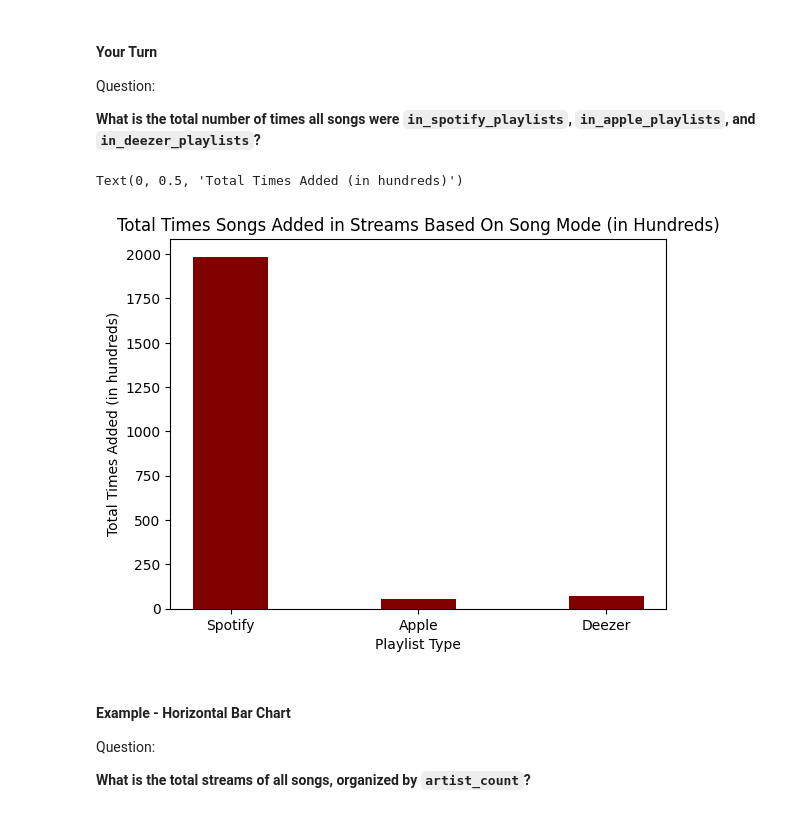
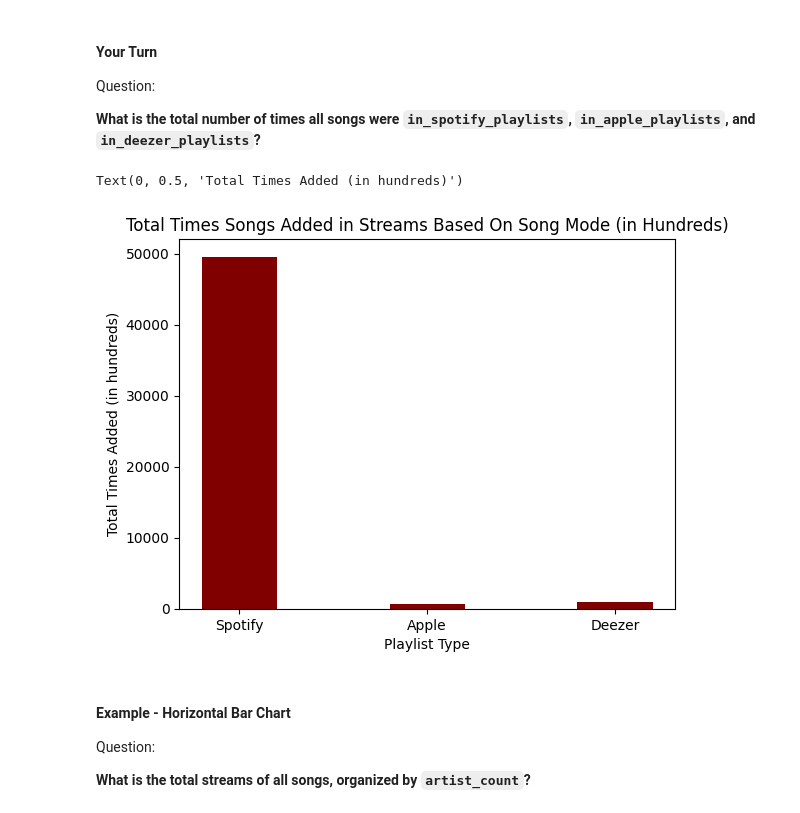
Before and after one commit to MC-18/data-analysis-projects-class-19-and-20, a Jupyter notebook: class-19/exercises/data-viz-exercises.ipynb, the cells around one changed output. Cells and saved outputs as stored; diff of their text form; code cells hidden in the pictures.

```diff
--- a/class-19/exercises/data-viz-exercises.ipynb
+++ b/class-19/exercises/data-viz-exercises.ipynb
@@ -224,30 +224,27 @@ Question:
 **What is the total number of times all songs were `in_spotify_playlists`, `in_apple_playlists`, and `in_deezer_playlists`?**
 # %%
 # Code Here
+import numpy as np
 keys = ['Spotify', 'Apple', 'Deezer']
-years = numpy.sort(df["released_year"].unique())
+years = np.sort(df["released_year"].unique())
 
-adds_by_spotify = []
-adds_by_apple = []
-adds_by_deezer = []
+adds_by_spotify = df['in_spotify_playlists'].sum()/100
+adds_by_apple = df['in_apple_playlists'].sum()/100
+adds_by_deezer = df['in_deezer_playlists'].sum()/100
 
-for y in years:
-    spotify = df.loc[df["released_year"] == y, "in_spotify_playlists"].sum()/100
-    apple = df.loc[df["released_year"] == y, "in_apple_playlists"].sum()/100
-    deezer = df.loc[df["released_year"] == y, "in_deezer_playlists"].sum()/100
-    adds_by_spotify.append(spotify)
-    adds_by_apple.append(apple)
-    adds_by_deezer.append(deezer)
-totals = [spotify, apple, deezer]
+# for y in years:
+#     spotify = df.loc[df["released_year"] == y, "in_spotify_playlists"].sum()/100
+#     apple = df.loc[df["released_year"] == y, "in_apple_playlists"].sum()/100
+#     deezer = df.loc[df["released_year"] == y, "in_deezer_playlists"].sum()/100
 
-plt.bar(x=keys, height=totals,width=.4, color ='maroon')
+plt.bar(x=keys, height=[adds_by_spotify, adds_by_apple, adds_by_deezer], width=.4, color ='maroon')
 
 plt.title("Total Times Songs Added in Streams Based On Song Mode (in Hundreds)")
 plt.xlabel("Playlist Type")
 plt.ylabel("Total Times Added (in hundreds)")
 # %% [output]
 Text(0, 0.5, 'Total Times Added (in hundreds)')
-[figure, old version]
+[figure, new version]
 # %% [markdown]
 #### Example - Horizontal Bar Chart
 
```
